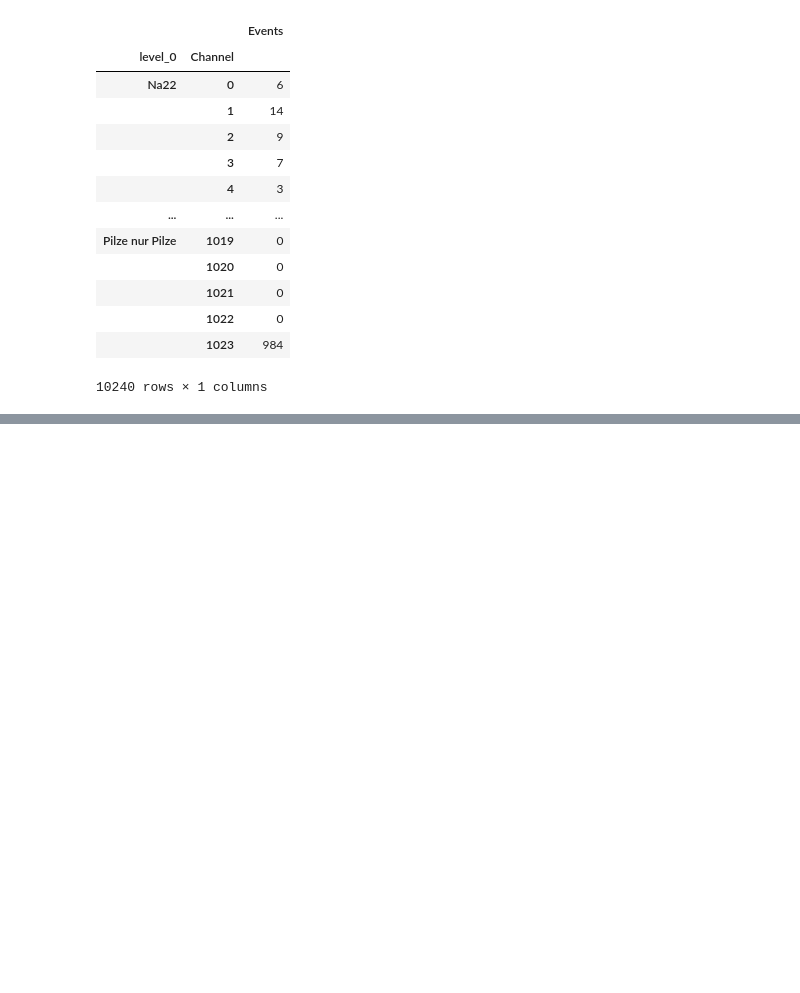
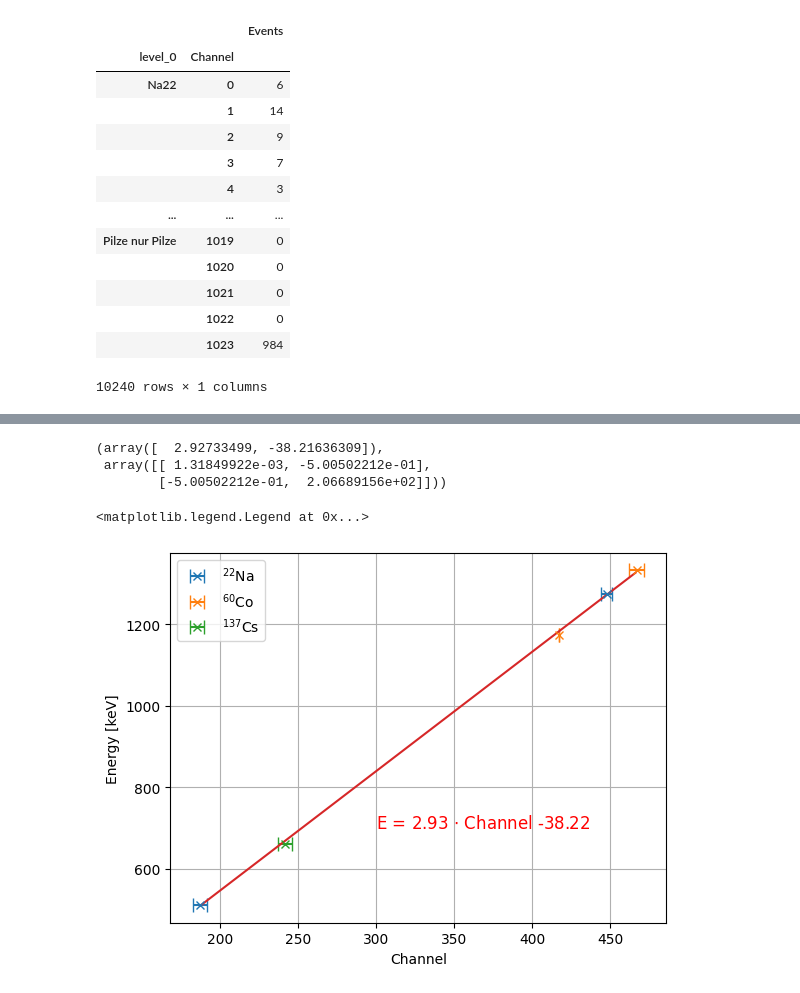
Before and after one commit to RombusBombus/AP3, a Jupyter notebook: RAD/RAD.ipynb, the cells around one changed output, grey strips where cells are left out. Drawn from its saved outputs; the diff is of its cells as text; code cells hidden in the pictures; blank space fills up the shorter version.

```diff
--- a/RAD/RAD.ipynb
+++ b/RAD/RAD.ipynb
@@ -134,0 +127,3 @@ plt.plot(co_peaks["Channel"], co_peaks["Energy"], "x")
+# %%
+peaks = pd.concat([na_peaks, co_peaks]).sort_index()
+peaks
@@ -134,0 +137,27 @@ plt.plot(co_peaks["Channel"], co_peaks["Energy"], "x")
+# %%
+from scipy.optimize import curve_fit
+
+def linear(x, a, b):
+    return a * x + b
+
+popt, pcov = curve_fit(linear, peaks["Channel"], peaks["Energy"])
+popt, pcov
+# %% [output]
+(array([  2.92733499, -38.21636309]),
+ array([[ 1.31849922e-03, -5.00502212e-01],
+        [-5.00502212e-01,  2.06689156e+02]]))
+# %%
+Channels = np.arange(peaks["Channel"].min(), peaks["Channel"].max(), 1)
+Energy = linear(Channels, *popt)
+plt.errorbar(na_peaks["Channel"], na_peaks["Energy"], xerr=na_peaks["Width"], fmt="x", capsize=5, label=r"$^{22}$Na")
+plt.errorbar(co_peaks["Channel"], co_peaks["Energy"], xerr=co_peaks["Width"], fmt="x", capsize=5, label=r"$^{60}$Co")
+plt.errorbar(cs_peaks["Channel"], cs_peaks["Energy"], xerr=cs_peaks["Width"], fmt="x", capsize=5, label=r"$^{137}$Cs")
+plt.plot(Channels, Energy)
+plt.grid(True)
+plt.ylabel("Energy [keV]")
+plt.xlabel("Channel")
+plt.annotate(r"E = " + f"{popt[0]:.2f}" + r" $\cdot$ Channel " + f"{popt[1]:.2f}", (300, 700), fontsize=12, c="r")
+plt.legend()
+# %% [output]
+<matplotlib.legend.Legend at 0x...>
+[figure, added]
```
Also changed, not shown: parts of 10 cells of this notebook.
